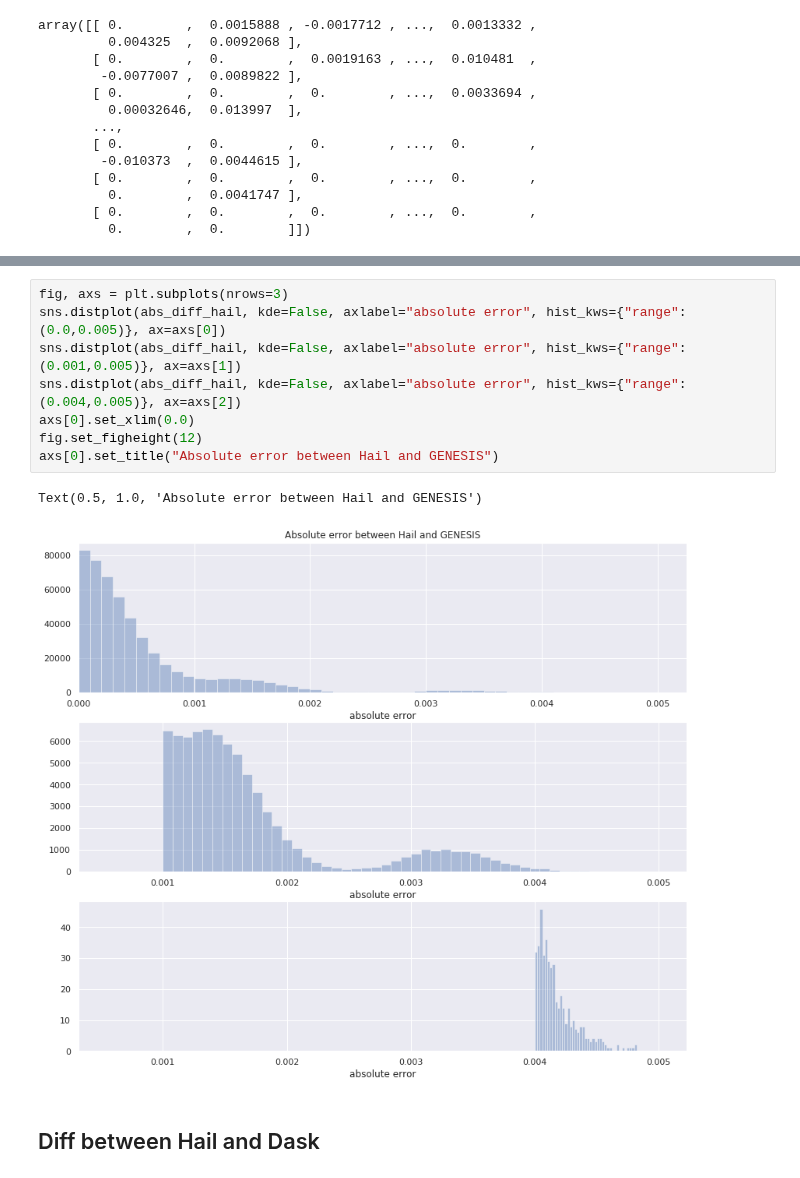
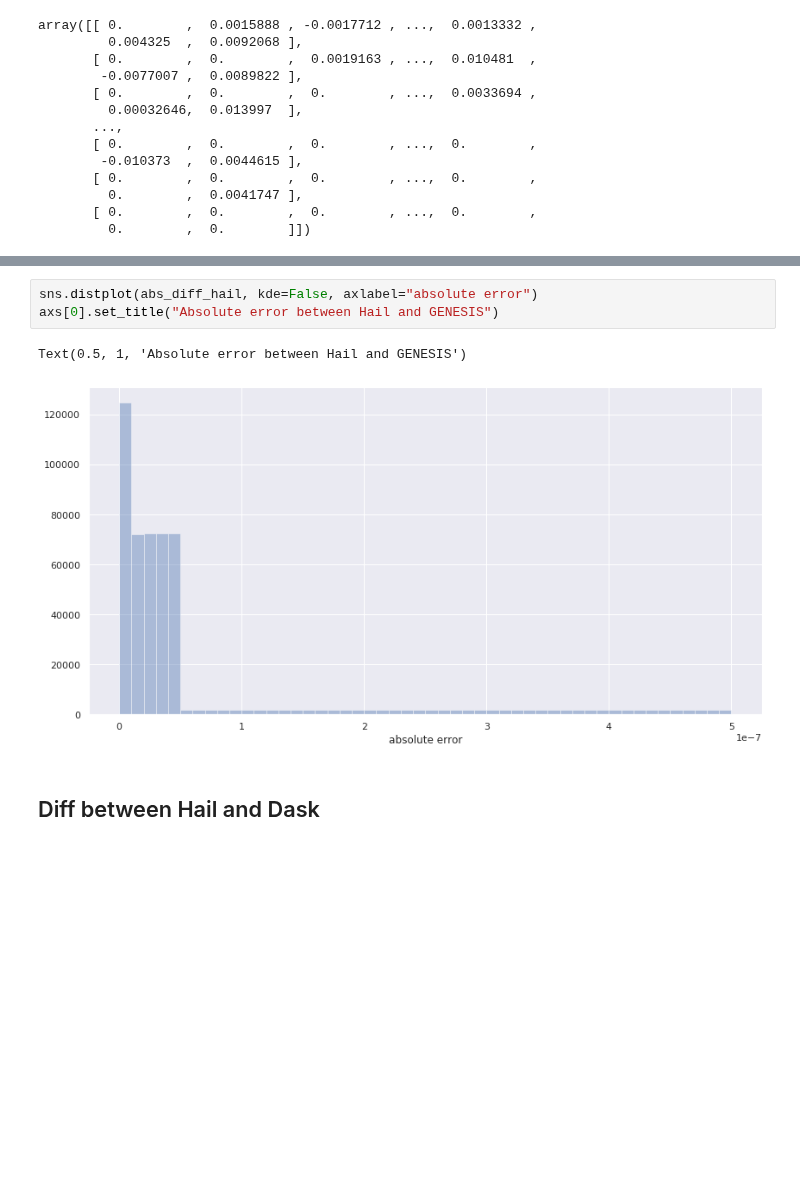
Before and after one commit to related-sciences/gwas-analysis, a Jupyter notebook: notebooks/platform/xarray/pc_relate/pc_relate.ipynb, the cells around one changed output, grey strips where cells are left out. Saved outputs shown, nothing was run; the diff lists cells and outputs as text; blank space fills up the shorter version.

```diff
--- a/notebooks/platform/xarray/pc_relate/pc_relate.ipynb
+++ b/notebooks/platform/xarray/pc_relate/pc_relate.ipynb
@@ -498,14 +401,9 @@ array([2.10808408e-03, 1.84596117e-04, 3.88197073e-04, ...,
-# %%
-fig, axs = plt.subplots(nrows=3)
-sns.distplot(abs_diff_hail, kde=False, axlabel="absolute error", hist_kws={"range": (0.0,0.005)}, ax=axs[0])
-sns.distplot(abs_diff_hail, kde=False, axlabel="absolute error", hist_kws={"range": (0.001,0.005)}, ax=axs[1])
-sns.distplot(abs_diff_hail, kde=False, axlabel="absolute error", hist_kws={"range": (0.004,0.005)}, ax=axs[2])
-axs[0].set_xlim(0.0)
-fig.set_figheight(12)
-axs[0].set_title("Absolute error between Hail and GENESIS")
-# %% [output]
-Text(0.5, 1.0, 'Absolute error between Hail and GENESIS')
-[figure, removed]
+# %%
+sns.distplot(abs_diff_hail, kde=False, axlabel="absolute error")
+axs[0].set_title("Absolute error between Hail and GENESIS")
+# %% [output]
+Text(0.5, 1, 'Absolute error between Hail and GENESIS')
+[figure, added]
 # %% [markdown]
 ## Diff between Hail and Dask
 # %%
```
Also changed, not shown: parts of 30 cells of this notebook, 2 other files.
